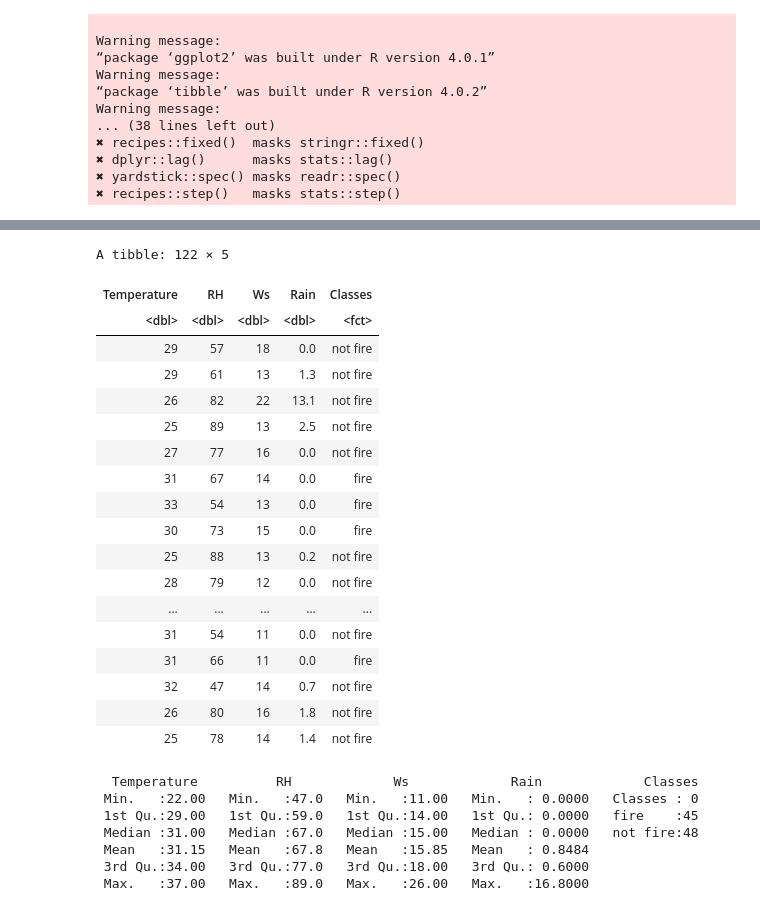
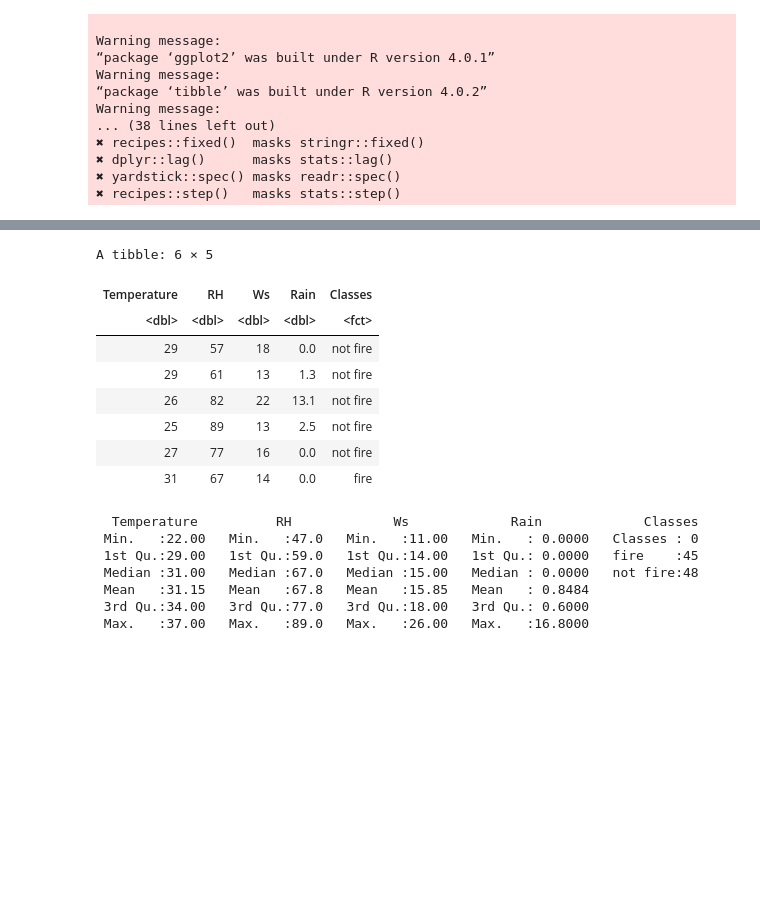
Before and after one commit to lufinot/DTSC-G18-V2, a Jupyter notebook: projectt.ipynb, the cells around one changed output, grey strips where cells are left out. Saved outputs shown, nothing was run; the diff lists cells and outputs as text; code cells hidden in the pictures; blank space fills up the shorter version.

```diff
--- a/projectt.ipynb
+++ b/projectt.ipynb
@@ -89,43 +96,33 @@ A spec_tbl_df: 246 × 14
 # %%
 #make class as factor.
 #select Temperature, RH, Ws, Rain and Classes
 #re order columns so date first
 # take only rows from first region
 df <- fire_df %>%
         mutate(Classes = as.factor(Classes)) %>%
         select(Temperature, RH, Ws, Rain, Classes) %>%
         slice(1:122)
 
 
 #make all rows except classes as numeric
 df[, 1:4] <- sapply(df[, 1:4], as.numeric)
 
-df
+head(df)
 #splitting data into training and testing data sets
 set.seed(1)
 fire_split <- initial_split(df, prop = 0.75, strata = Classes)
 fire_train <- training(fire_split)
 fire_test <- testing(fire_split)
 # %% [output]
-A tibble: 122 × 5
+A tibble: 6 × 5
 | Temperature | RH | Ws | Rain | Classes |
 | <dbl> | <dbl> | <dbl> | <dbl> | <fct> |
 | 29 | 57 | 18 | 0.0 | not fire |
 | 29 | 61 | 13 | 1.3 | not fire |
 | 26 | 82 | 22 | 13.1 | not fire |
 | 25 | 89 | 13 | 2.5 | not fire |
 | 27 | 77 | 16 | 0.0 | not fire |
 | 31 | 67 | 14 | 0.0 | fire |
-| 33 | 54 | 13 | 0.0 | fire |
-| 30 | 73 | 15 | 0.0 | fire |
-| 25 | 88 | 13 | 0.2 | not fire |
-| 28 | 79 | 12 | 0.0 | not fire |
-| ... | ... | ... | ... | ... |
-| 31 | 54 | 11 | 0.0 | not fire |
-| 31 | 66 | 11 | 0.0 | fire |
-| 32 | 47 | 14 | 0.7 | not fire |
-| 26 | 80 | 16 | 1.8 | not fire |
-| 25 | 78 | 14 | 1.4 | not fire |
 # %%
 #creating a summary of the training data because it allows us to see the ranges of distribution of each of our attributes
 summary(fire_train)
```
Also changed, not shown: parts of 7 cells of this notebook.
